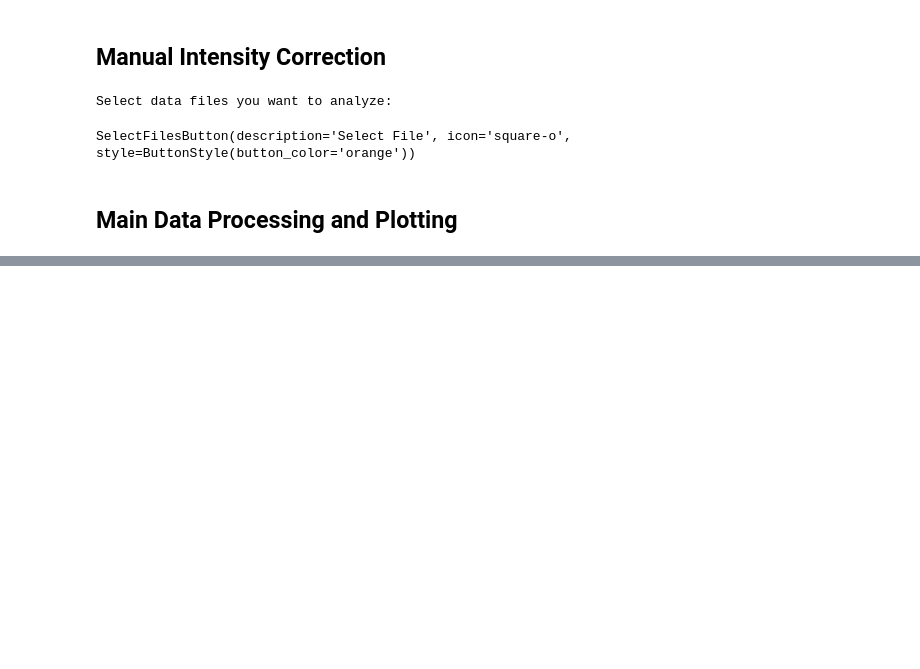
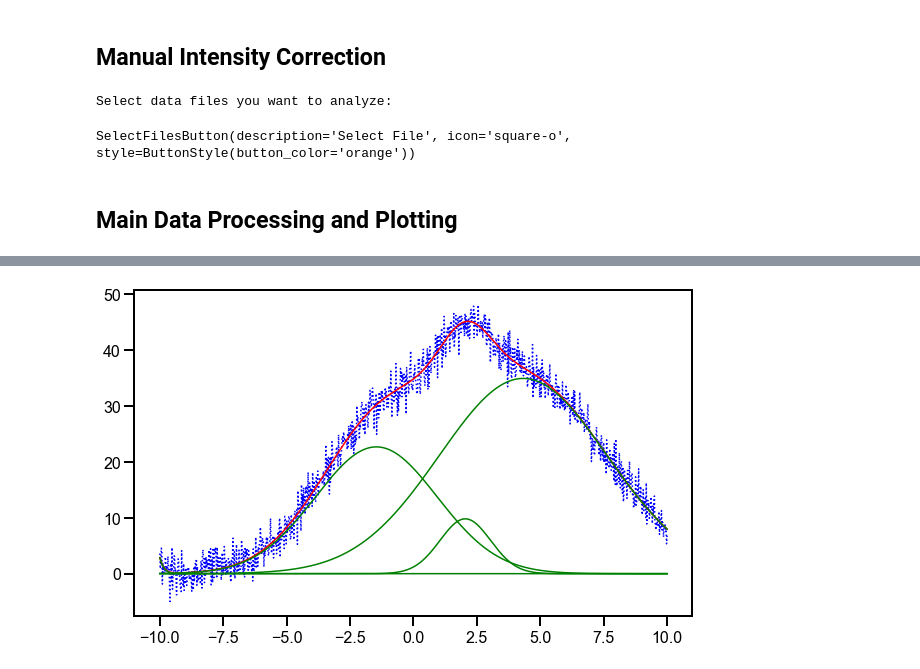
Before and after one commit to professorchaman/Data_Analysis, a Jupyter notebook: General Plotting and Data Analysis.ipynb, the cells around one changed output, grey strips where cells are left out. Cells and saved outputs as stored; diff of their text form; code cells hidden in the pictures; blank space fills up the shorter version.

Commit message:
Update fityk peak plots

```diff
--- a/General Plotting and Data Analysis.ipynb
+++ b/General Plotting and Data Analysis.ipynb
@@ -118,7 +119,7 @@ SelectFilesButton(description='Select File', icon='square-o', style=ButtonStyle(
 ## Main Data Processing and Plotting
 # %%
 ## Variables
-is_fitted_data_file = False # 'y', 'n'
+is_fitted_data_file = 'y' # 'y', 'n'
 do_baseline_subtraction = 'n' # 'y', 'n'
 do_median_filtering = 'n' # 'y', 'n'
 do_data_cleaning = 'n' # 'y', 'n'
@@ -264,0 +295,50 @@ plt.savefig(os.path.join(head_i,"NV_zero-temp_PL.svg"),dpi=600,bbox_inches='tigh
+# %%
+import numpy as np
+from scipy.optimize import curve_fit
+from scipy.signal import peak_widths
+import matplotlib.pyplot as plt
+
+# Define the Gaussian function
+def gaussian(x, mean, amplitude, standard_deviation):
+    return amplitude * np.exp( - (x - mean)**2 / (2*standard_deviation ** 2))
+
+# Define a function that models the sum of multiple Gaussian functions
+def multi_gaussian(x, *params):
+    y = np.zeros_like(x)
+    for i in range(0, len(params), 3):
+        mean = params[i]
+        amplitude = params[i+1]
+        standard_deviation = params[i+2]
+        y = y + gaussian(x, mean, amplitude, standard_deviation)
+    return y
+
+# Generate synthetic data
+np.random.seed(0)  # for reproducibility
+x = np.linspace(-10, 10, 1000)
+y = (gaussian(x, -2, 10, 2) +
+     gaussian(x, 0, 20, 3) +
+     gaussian(x, 2, 10, 1) +
+     gaussian(x, 5, 30, 3) +
+     np.random.normal(0, 2, len(x)))  # add some noise
+
+# Initial parameters: [mean1, amplitude1, std_dev1, mean2, amplitude2, std_dev2, ...]
+params_initial = [-2, 10, 2, 0, 20, 3, 2, 10, 1, 5, 30, 3]
+
+def fit_and_plot_gaussians(x, y, params_initial):
+    params_opt, params_cov = curve_fit(multi_gaussian, x, y, p0=params_initial)
+    plt.figure(figsize=(10, 6))
+    plt.plot(x, y, 'b:', label='data')
+    plt.plot(x, multi_gaussian(x, *params_opt), 'r-', label='fit')
+    peaks = []
+    for i in range(0, len(params_opt), 3):
+        mean = params_opt[i]
+        amplitude = params_opt[i+1]
+        standard_deviation = params_opt[i+2]
+        plt.plot(x, gaussian(x, mean, amplitude, standard_deviation), 'g-')
+        peaks.append(mean)
+    return params_opt, params_cov
+
+# Fit and plot the data
+params_opt, params_cov = fit_and_plot_gaussians(x, y, params_initial)
+# %% [output]
+[figure, added]
```
Also changed, not shown: parts of 2 cells of this notebook, 3 other files.
